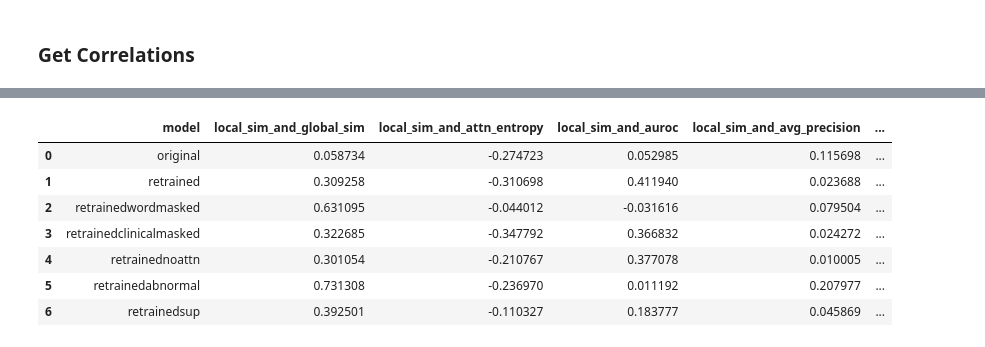
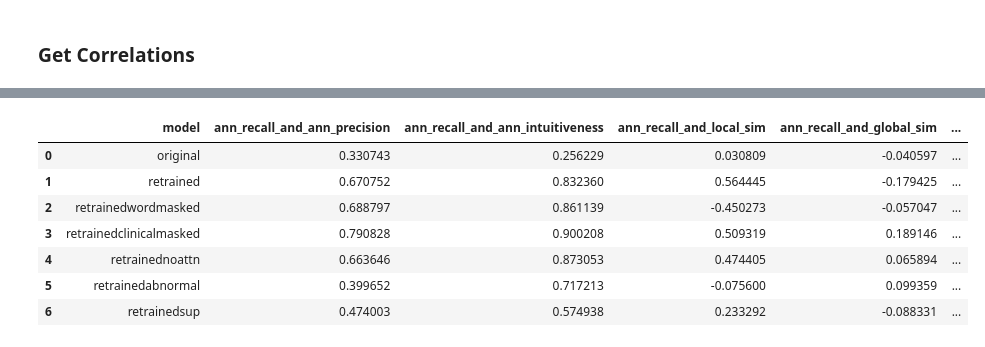
Before and after one commit to strongbeamsprout/gloria-nlp-project, a Jupyter notebook: compare_model_outs3.ipynb, the cells around one changed output, grey strips where cells are left out. Drawn from its saved outputs; the diff is of its cells as text; code cells hidden in the pictures.

Commit message:
added correlations

```diff
--- a/compare_model_outs3.ipynb
+++ b/compare_model_outs3.ipynb
@@ -671,0 +674,12 @@ Retrained w/ Rand Sents & 51.4 & 51.3 & 44.8 & 60.6 & 44.6 & 59.6 & 50.8 & 48.4
+# %%
+anns = pd.read_csv('annotations/geoff_5_16_2022_final.csv')
+model_to_ann_model = {
+    'original': 'pretrained',
+    'retrained': 'baseline',
+    'retrainedwordmasked': 'wordmask',
+    'retrainedclinicalmasked': 'clinicalmask',
+    'retrainednoattn': 'noattn',
+    'retrainedabnormal': 'abnormal',
+    'retrainedsup': 'baseline_supervised',
+}
+anns
@@ -676,3 +701,0 @@ Retrained w/ Rand Sents & 51.4 & 51.3 & 44.8 & 60.6 & 44.6 & 59.6 & 50.8 & 48.4
-# %%
-anns = pd.read_csv('annotations/geoff_5_16_2022.csv')
-anns
@@ -711,17 +720,54 @@ for base in ['original', 'retrained', 'retrainedwordmasked', 'retrainedclinicalm
 #         correlation_rows[-1]['%s_matching_bce_and_avg_precision' % name] = bce.corr(avg_precision)
 #         correlation_rows[-1]['%s_matching_bce_and_precision_at_%f' % (name, .1)] = bce.corr(precision)
 #         correlation_rows[-1]['%s_matching_bce_and_iou_at_%f' % (name, .1)] = bce.corr(iou)
-    has_ann = dfs['%s_none' % base].apply(lambda r: r.dicom_sent_id in set(anns.dicom_sent_id), axis=1)
-    local_sim = dfs['%s_none' % base].local_sims
-    global_sim = dfs['%s_none' % base].global_sims
-    avg_precision = dfs['%s_none' % base].avg_precision
-    auroc = dfs['%s_none' % base].auroc
-    attn_entropy = dfs['%s_none' % base].attn_entropy
-    precision = dfs['%s_none' % base]['precision_at_%f' % .1]
-    iou = dfs['%s_none' % base]['iou_at_%f' % .1]
-    isabnormal = dfs['%s_none' % base]['isabnormal']
+    df = dfs['%s_none' % base].merge(anns[anns.checkpoint_name == model_to_ann_model[base]], on='dicom_sent_id', how='left')
+#     has_ann = df.apply(lambda r: r.dicom_sent_id in set(anns.dicom_sent_id), axis=1)
+    ann_recall = df.has_good_recall
+    ann_precision = df.has_good_precision
+    ann_intuitiveness = df.is_intuitive
+    local_sim = df.local_sims
+    global_sim = df.global_sims
+    avg_precision = df.avg_precision
+    auroc = df.auroc
+    attn_entropy = df.attn_entropy
+    precision = df['precision_at_%f' % .1]
+    iou = df['iou_at_%f' % .1]
+    isabnormal = df['isabnormal']
     if base == 'retrainednoattn':
-        no_attn_score = dfs['%s_none' % base]['no_attn_weight']
+        no_attn_score = df['no_attn_weight']
+    correlation_rows[-1]['ann_recall_and_ann_precision'] = ann_recall.corr(ann_precision)
+    correlation_rows[-1]['ann_recall_and_ann_intuitiveness'] = ann_recall.corr(ann_intuitiveness)
+    correlation_rows[-1]['ann_recall_and_local_sim'] = ann_recall.corr(local_sim)
+    correlation_rows[-1]['ann_recall_and_global_sim'] = ann_recall.corr(global_sim)
+    correlation_rows[-1]['ann_recall_and_attn_entropy'] = ann_recall.corr(attn_entropy)
+    correlation_rows[-1]['ann_recall_and_auroc'] = ann_recall.corr(auroc)
+    correlation_rows[-1]['ann_recall_and_avg_precision'] = ann_recall.corr(avg_precision)
+    correlation_rows[-1]['ann_recall_and_precision_at_%f' % .1] = ann_recall.corr(precision)
+    correlation_rows[-1]['ann_recall_and_iou_at_%f' % .1] = ann_recall.corr(iou)
+    correlation_rows[-1]['ann_recall_and_isabnormal'] = ann_recall.corr(isabnormal)
+    if base == 'retrainednoattn':
+        correlation_rows[-1]['ann_recall_and_no_attn_score'] = ann_recall.corr(no_attn_score)
+    correlation_rows[-1]['ann_precision_and_ann_intuitiveness'] = ann_precision.corr(ann_intuitiveness)
+    correlation_rows[-1]['ann_precision_and_local_sim'] = ann_precision.corr(local_sim)
+    correlation_rows[-1]['ann_precision_and_global_sim'] = ann_precision.corr(global_sim)
+    correlation_rows[-1]['ann_precision_and_attn_entropy'] = ann_precision.corr(attn_entropy)
+    correlation_rows[-1]['ann_precision_and_auroc'] = ann_precision.corr(auroc)
+    correlation_rows[-1]['ann_precision_and_avg_precision'] = ann_precision.corr(avg_precision)
+    correlation_rows[-1]['ann_precision_and_precision_at_%f' % .1] = ann_precision.corr(precision)
+    correlation_rows[-1]['ann_precision_and_iou_at_%f' % .1] = ann_precision.corr(iou)
+    correlation_rows[-1]['ann_precision_and_isabnormal'] = ann_precision.corr(isabnormal)
+    if base == 'retrainednoattn':
+        correlation_rows[-1]['ann_precision_and_no_attn_score'] = ann_precision.corr(no_attn_score)
+    correlation_rows[-1]['ann_intuitiveness_and_local_sim'] = ann_intuitiveness.corr(local_sim)
+    correlation_rows[-1]['ann_intuitiveness_and_global_sim'] = ann_intuitiveness.corr(global_sim)
+    correlation_rows[-1]['ann_intuitiveness_and_attn_entropy'] = ann_intuitiveness.corr(attn_entropy)
+    correlation_rows[-1]['ann_intuitiveness_and_auroc'] = ann_intuitiveness.corr(auroc)
+    correlation_rows[-1]['ann_intuitiveness_and_avg_precision'] = ann_intuitiveness.corr(avg_precision)
+    correlation_rows[-1]['ann_intuitiveness_and_precision_at_%f' % .1] = ann_intuitiveness.corr(precision)
+    correlation_rows[-1]['ann_intuitiveness_and_iou_at_%f' % .1] = ann_intuitiveness.corr(iou)
+    correlation_rows[-1]['ann_intuitiveness_and_isabnormal'] = ann_intuitiveness.corr(isabnormal)
+    if base == 'retrainednoattn':
+        correlation_rows[-1]['ann_intuitiveness_and_no_attn_score'] = ann_intuitiveness.corr(no_attn_score)
     correlation_rows[-1]['local_sim_and_global_sim'] = local_sim.corr(global_sim)
     for name, sim in [('local', local_sim), ('global', global_sim)]:
         correlation_rows[-1]['%s_sim_and_attn_entropy' % name] = sim.corr(attn_entropy)
@@ -778,9 +824,13 @@ model_names = {'original': 'GLoRIA', 'retrained': 'Retrained',
 #     'precision_at_%f' % .1: 'P@10\%',
 #     'iou_at_%f' % .1: 'IOU@10\%',
 # }
-metrics = ['local_sim', 'global_sim', 'attn_entropy', 'auroc', 'avg_precision',
+metrics = ['ann_recall', 'ann_precision', 'ann_intuitiveness', 'local_sim',
+           'global_sim', 'attn_entropy', 'auroc', 'avg_precision',
            'precision_at_%f' % .1, 'iou_at_%f' % .1, 'isabnormal', 'no_attn_score']
 metric_names = {
+    'ann_recall': 'Annotated Recall',
+    'ann_precision': 'Annotated Precision',
+    'ann_intuitiveness': 'Annotated Intuitiveness',
     'local_sim': 'Local Similarity',
     'global_sim': 'Global Similarity',
     'attn_entropy': 'Attn Entropy',
@@ -799,7 +849,7 @@ for i, row in correlation_df.iterrows():
             continue
         latex_table += '%s & ' % metric_names[metric2] + ' & '.join([
             ('%.3f' % row[(metric1 + '_and_' + metric2)]
-            if -.1 < row[(metric1 + '_and_' + metric2)] < .1 else
+            if -.3 < row[(metric1 + '_and_' + metric2)] < .3 else
             '\\textbf{%.3f}' % row[(metric1 + '_and_' + metric2)])
             if (metric1 + '_and_' + metric2) in row.keys() else ''
             for metric1 in metrics[:-1]
@@ -827,8 +877,8 @@ Is Abnormal & \textbf{-0.218} & \textbf{0.137} & \textbf{0.300} & \textbf{0.103}
-|  | model | local_sim_and_global_sim | local_sim_and_attn_entropy | local_sim_and_auroc | local_sim_and_avg_precision | ... |
-| 0 | original | 0.058734 | -0.274723 | 0.052985 | 0.115698 | ... |
-| 1 | retrained | 0.309258 | -0.310698 | 0.411940 | 0.023688 | ... |
-| 2 | retrainedwordmasked | 0.631095 | -0.044012 | -0.031616 | 0.079504 | ... |
-| 3 | retrainedclinicalmasked | 0.322685 | -0.347792 | 0.366832 | 0.024272 | ... |
-| 4 | retrainednoattn | 0.301054 | -0.210767 | 0.377078 | 0.010005 | ... |
-| 5 | retrainedabnormal | 0.731308 | -0.236970 | 0.011192 | 0.207977 | ... |
-| 6 | retrainedsup | 0.392501 | -0.110327 | 0.183777 | 0.045869 | ... |
+|  | model | ann_recall_and_ann_precision | ann_recall_and_ann_intuitiveness | ann_recall_and_local_sim | ann_recall_and_global_sim | ... |
+| 0 | original | 0.330743 | 0.256229 | 0.030809 | -0.040597 | ... |
+| 1 | retrained | 0.670752 | 0.832360 | 0.564445 | -0.179425 | ... |
+| 2 | retrainedwordmasked | 0.688797 | 0.861139 | -0.450273 | -0.057047 | ... |
+| 3 | retrainedclinicalmasked | 0.790828 | 0.900208 | 0.509319 | 0.189146 | ... |
+| 4 | retrainednoattn | 0.663646 | 0.873053 | 0.474405 | 0.065894 | ... |
+| 5 | retrainedabnormal | 0.399652 | 0.717213 | -0.075600 | 0.099359 | ... |
+| 6 | retrainedsup | 0.474003 | 0.574938 | 0.233292 | -0.088331 | ... |
```
Also changed, not shown: parts of 5 cells of this notebook, 5 other files.
